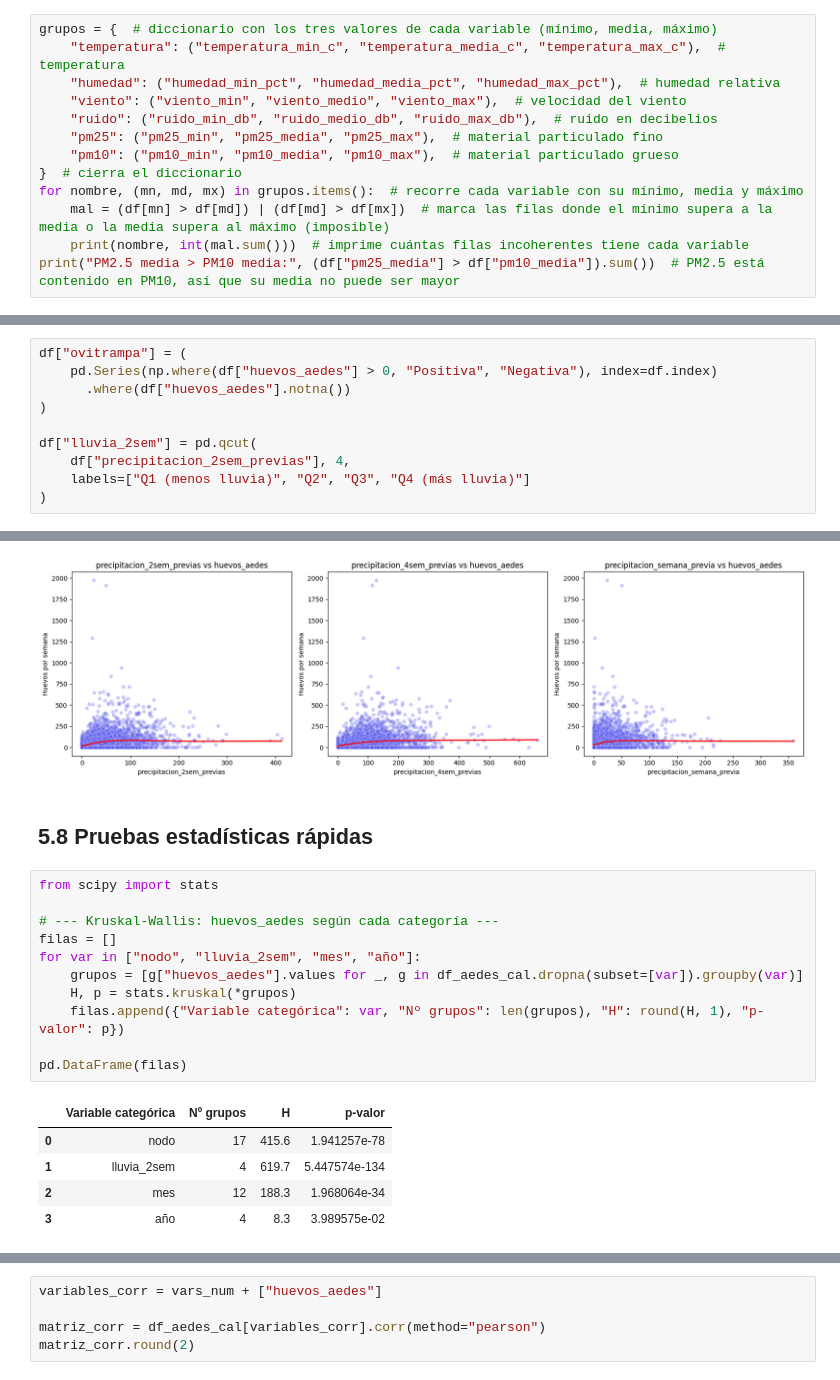
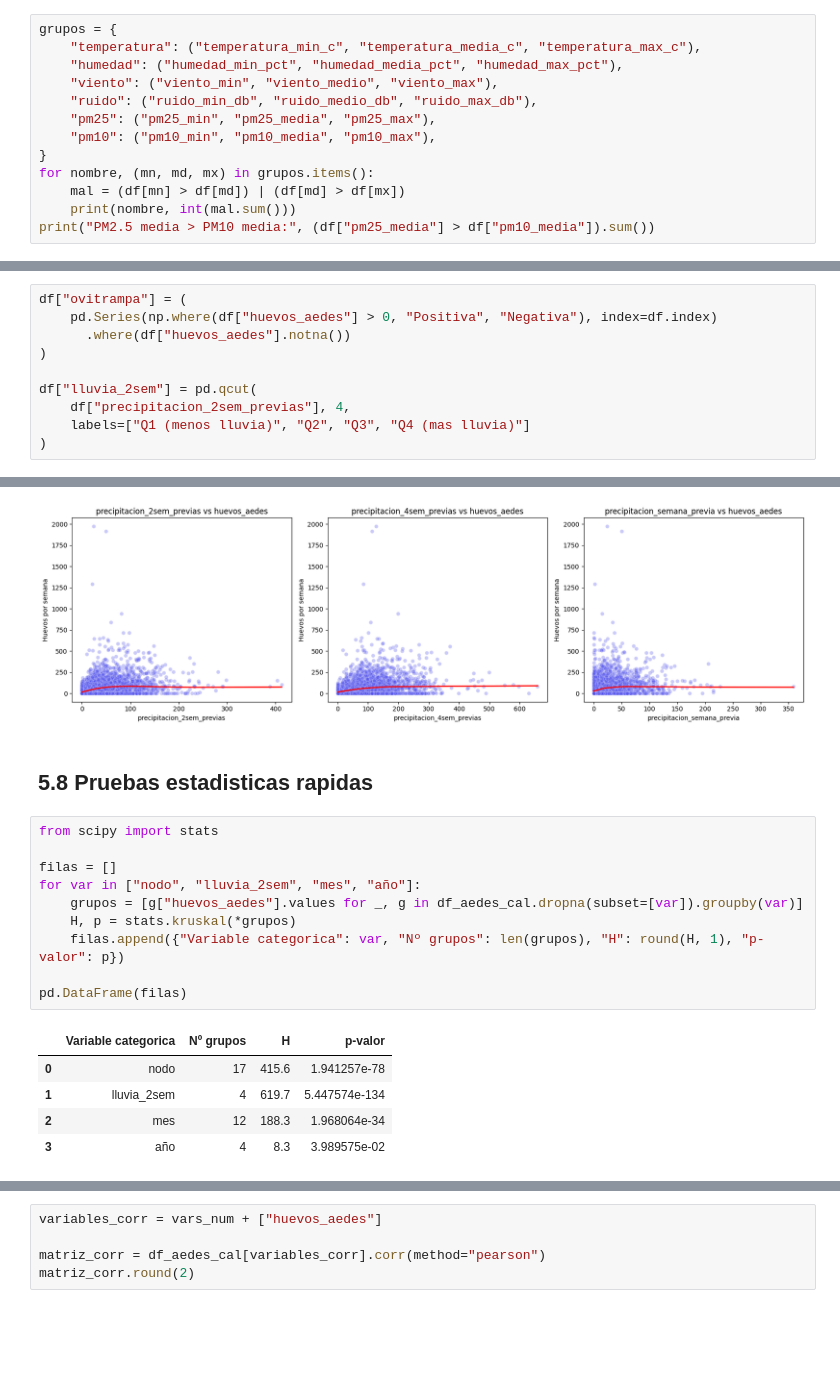
Before and after one commit to Eva2013-L/Proyecto-analitica, a Jupyter notebook: EDA.ipynb, the cells around one changed output, grey strips where cells are left out. Cells and saved outputs as stored; diff of their text form; blank space fills up the shorter version.

```diff
--- a/EDA.ipynb
+++ b/EDA.ipynb
@@ -79,18 +79,18 @@ viento_min                      4  0.14
 18     17
 dtype: int64
 # %%
-grupos = {  # diccionario con los tres valores de cada variable (mínimo, media, máximo)
-    "temperatura": ("temperatura_min_c", "temperatura_media_c", "temperatura_max_c"),  # temperatura
-    "humedad": ("humedad_min_pct", "humedad_media_pct", "humedad_max_pct"),  # humedad relativa
-    "viento": ("viento_min", "viento_medio", "viento_max"),  # velocidad del viento
-    "ruido": ("ruido_min_db", "ruido_medio_db", "ruido_max_db"),  # ruido en decibelios
-    "pm25": ("pm25_min", "pm25_media", "pm25_max"),  # material particulado fino
-    "pm10": ("pm10_min", "pm10_media", "pm10_max"),  # material particulado grueso
-}  # cierra el diccionario
-for nombre, (mn, md, mx) in grupos.items():  # recorre cada variable con su mínimo, media y máximo
-    mal = (df[mn] > df[md]) | (df[md] > df[mx])  # marca las filas donde el mínimo supera a la media o la media supera al máximo (imposible)
-    print(nombre, int(mal.sum()))  # imprime cuántas filas incoherentes tiene cada variable
-print("PM2.5 media > PM10 media:", (df["pm25_media"] > df["pm10_media"]).sum())  # PM2.5 está contenido en PM10, así que su media no puede ser mayor
+grupos = {
+    "temperatura": ("temperatura_min_c", "temperatura_media_c", "temperatura_max_c"),
+    "humedad": ("humedad_min_pct", "humedad_media_pct", "humedad_max_pct"),
+    "viento": ("viento_min", "viento_medio", "viento_max"),
+    "ruido": ("ruido_min_db", "ruido_medio_db", "ruido_max_db"),
+    "pm25": ("pm25_min", "pm25_media", "pm25_max"),
+    "pm10": ("pm10_min", "pm10_media", "pm10_max"),
+}
+for nombre, (mn, md, mx) in grupos.items():
+    mal = (df[mn] > df[md]) | (df[md] > df[mx])
+    print(nombre, int(mal.sum()))
+print("PM2.5 media > PM10 media:", (df["pm25_media"] > df["pm10_media"]).sum())
 # %% [output]
 temperatura 0
 humedad 1
@@ -167,5 +163,5 @@ df["ovitrampa"] = (
 
 df["lluvia_2sem"] = pd.qcut(
     df["precipitacion_2sem_previas"], 4,
-    labels=["Q1 (menos lluvia)", "Q2", "Q3", "Q4 (más lluvia)"]
+    labels=["Q1 (menos lluvia)", "Q2", "Q3", "Q4 (mas lluvia)"]
 )
@@ -394,20 +386,19 @@ plt.show()
 Variables con mayor |Spearman|: ['precipitacion_2sem_previas', 'precipitacion_4sem_previas', 'precipitacion_semana_previa']
 [figure]
 # %% [markdown]
-## 5.8 Pruebas estadísticas rápidas
+## 5.8 Pruebas estadisticas rapidas
 # %%
 from scipy import stats
 
-# --- Kruskal-Wallis: huevos_aedes según cada categoría ---
 filas = []
 for var in ["nodo", "lluvia_2sem", "mes", "año"]:
     grupos = [g["huevos_aedes"].values for _, g in df_aedes_cal.dropna(subset=[var]).groupby(var)]
     H, p = stats.kruskal(*grupos)
-    filas.append({"Variable categórica": var, "Nº grupos": len(grupos), "H": round(H, 1), "p-valor": p})
+    filas.append({"Variable categorica": var, "Nº grupos": len(grupos), "H": round(H, 1), "p-valor": p})
 
 pd.DataFrame(filas)
 # %% [output]
-|  | Variable categórica | Nº grupos | H | p-valor |
+|  | Variable categorica | Nº grupos | H | p-valor |
 | 0 | nodo | 17 | 415.6 | 1.941257e-78 |
 | 1 | lluvia_2sem | 4 | 619.7 | 5.447574e-134 |
 | 2 | mes | 12 | 188.3 | 1.968064e-34 |
```
Also changed, not shown: parts of 71 cells of this notebook.
